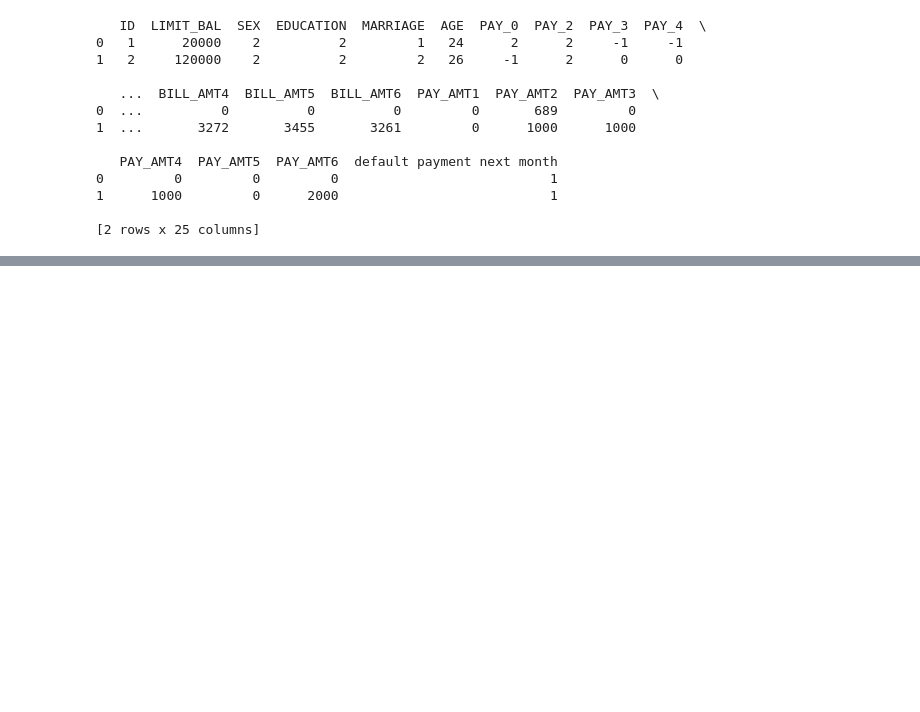
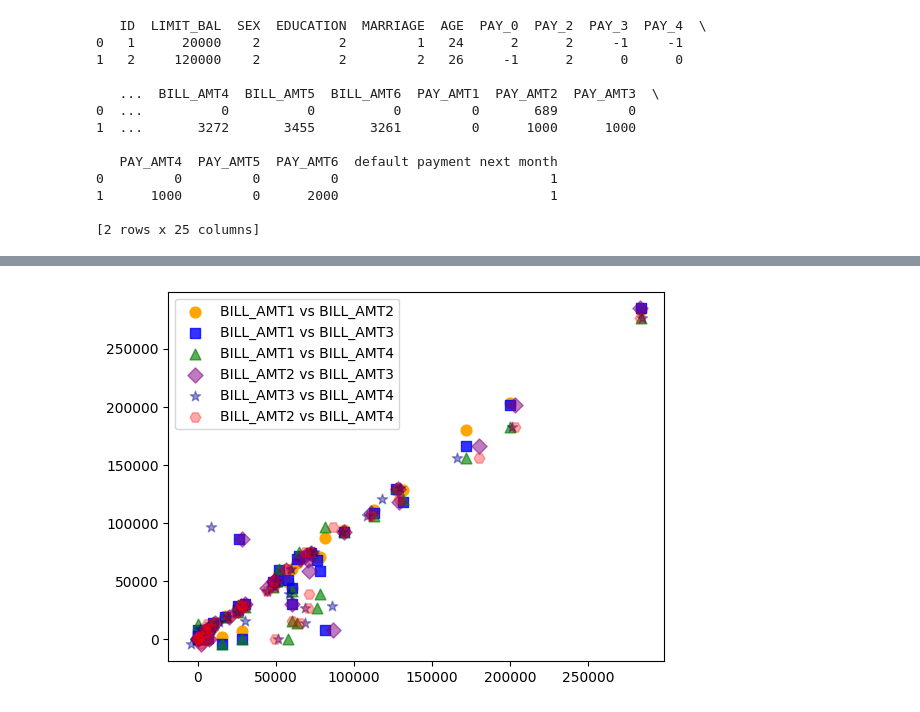
Before and after one commit to RustyRaptor/data-mining, a Jupyter notebook: 20230910_assignment2/20230910_assignment2.ipynb, the cells around one changed output, grey strips where cells are left out. Saved outputs shown, nothing was run; the diff lists cells and outputs as text; code cells hidden in the pictures; blank space fills up the shorter version.

```diff
--- a/20230910_assignment2/20230910_assignment2.ipynb
+++ b/20230910_assignment2/20230910_assignment2.ipynb
@@ -181,0 +150,25 @@ plt.scatter(x_age, y_limit_bal,alpha=0.5, s=25)
+# %%
+list_of_pairs = []
+
+for labelx in bill_amt_col_labels[:4]:
+    for labely in bill_amt_col_labels[:4]:
+        if labelx != labely:
+            list_of_pairs.append(tuple(sorted((labelx, labely))))
+
+colors = ['orange', 'blue', 'green', 'purple', 'darkblue', 'red']
+markers = ['o', 's', '^', 'D', '*', 'H']
+alpha_value = 1
+colors_markers_pairs = zip(colors, markers, list(set(list_of_pairs)))
+
+for color, marker, labels in colors_markers_pairs:
+    x_col = df_default_credit[labels[0]].sample(n=35, random_state=2)
+    y_col = df_default_credit[labels[1]].sample(n=35, random_state=2)
+
+    plt.scatter(x_col, y_col,
+                c=color, alpha=alpha_value, marker=marker, s=60,
+                label=f'{labels[0]} vs {labels[1]}')
+    plt.legend()
+    alpha_value *= 0.80
+plt.show()
+# %% [output]
+[figure, added]
```
Also changed, not shown: parts of 47 cells of this notebook, 1 other file.
